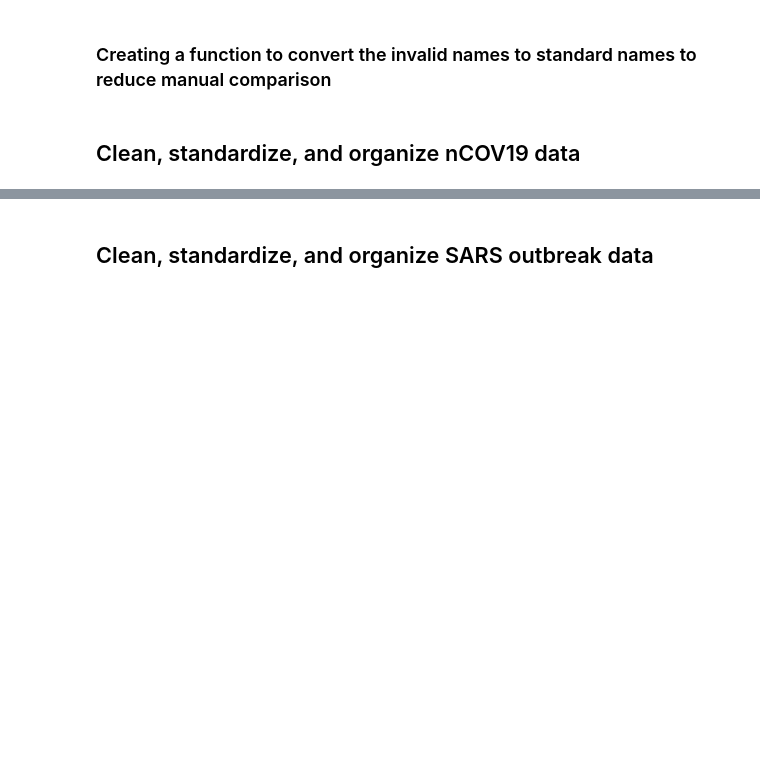
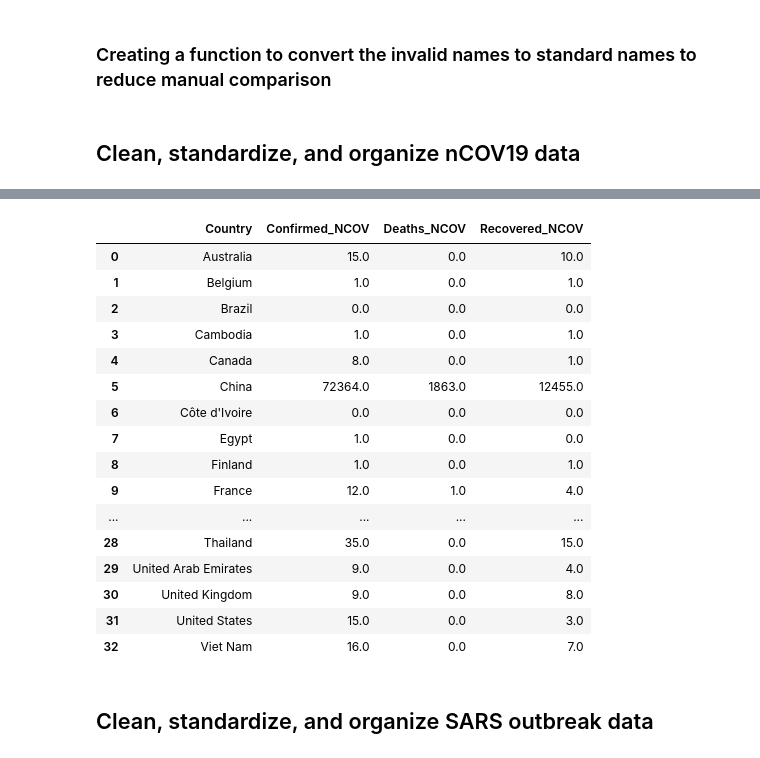
Before and after one commit to sopofedupz/ETL_Project, a Jupyter notebook: ETL_nCOV19_SARS-checkpoint.ipynb, the cells around one changed output, grey strips where cells are left out. Cells and saved outputs as stored; diff of their text form; code cells hidden in the pictures; blank space fills up the shorter version.

```diff
--- a/ETL_nCOV19_SARS-checkpoint.ipynb
+++ b/ETL_nCOV19_SARS-checkpoint.ipynb
@@ -110,6 +257,40 @@ updated_nCov19_df.groupby('Country').count()
 # %%
+# copy dataframe
+nCov19_df_subset = updated_nCov19_df[['Country', 'Date', 'Confirmed', 'Deaths', 'Recovered']].copy()
+
 # aggregate and sum the number of confirmed cases, deaths, and recoveries
-updated_nCov19_df.groupby('Country').count()
+nCov19_df_subset = nCov19_df_subset.groupby(['Country','Date']).sum()
+nCov19_df_subset.reset_index(inplace = True)
+# %%
+# aggregate by country and get the last value
+final_nCov19_df = nCov19_df_subset.groupby('Country').last()
+final_nCov19_df.reset_index(inplace = True)
+
+# remove the index column
+final_nCov19_df = final_nCov19_df.drop(columns=['index','Date'])
+
+# rename columns
+final_nCov19_df = final_nCov19_df.rename(columns = {'Confirmed':'Confirmed_NCOV','Deaths':'Deaths_NCOV',
+                                                    'Recovered':'Recovered_NCOV'})
+final_nCov19_df
+# %% [output]
+|  | Country | Confirmed_NCOV | Deaths_NCOV | Recovered_NCOV |
+| 0 | Australia | 15.0 | 0.0 | 10.0 |
+| 1 | Belgium | 1.0 | 0.0 | 1.0 |
+| 2 | Brazil | 0.0 | 0.0 | 0.0 |
+| 3 | Cambodia | 1.0 | 0.0 | 1.0 |
+| 4 | Canada | 8.0 | 0.0 | 1.0 |
+| 5 | China | 72364.0 | 1863.0 | 12455.0 |
+| 6 | Côte d'Ivoire | 0.0 | 0.0 | 0.0 |
+| 7 | Egypt | 1.0 | 0.0 | 0.0 |
+| 8 | Finland | 1.0 | 0.0 | 1.0 |
+| 9 | France | 12.0 | 1.0 | 4.0 |
+| ... | ... | ... | ... | ... |
+| 28 | Thailand | 35.0 | 0.0 | 15.0 |
+| 29 | United Arab Emirates | 9.0 | 0.0 | 4.0 |
+| 30 | United Kingdom | 9.0 | 0.0 | 8.0 |
+| 31 | United States | 15.0 | 0.0 | 3.0 |
+| 32 | Viet Nam | 16.0 | 0.0 | 7.0 |
 # %% [markdown]
 ## Clean, standardize, and organize SARS outbreak data
 # %%
```
Also changed, not shown: parts of 10 cells of this notebook, 1 other file.
